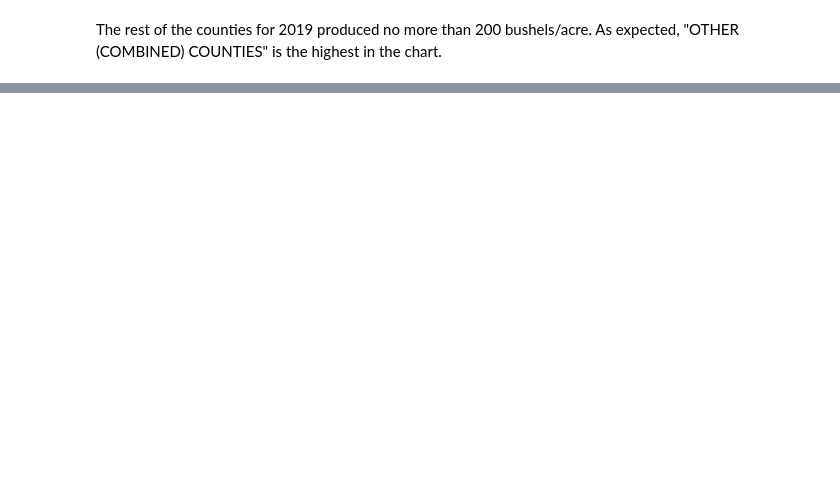
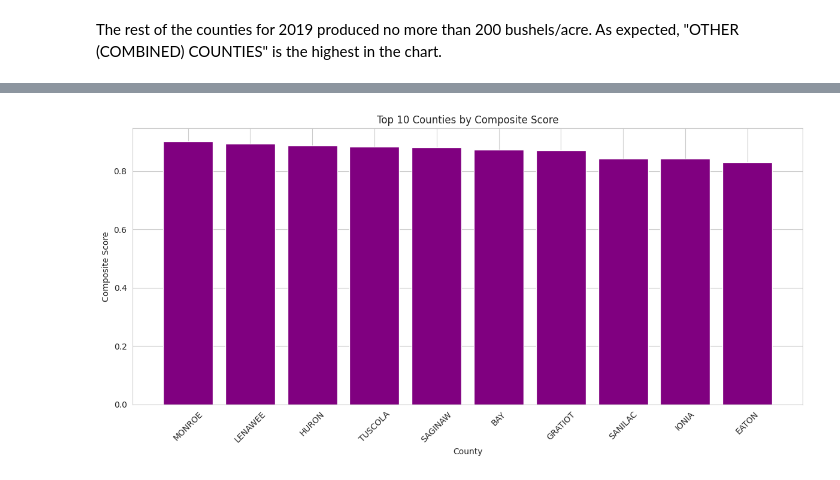
Before and after one commit to matthewchess/Milestone-1, a Jupyter notebook: analysis.ipynb, the cells around one changed output, grey strips where cells are left out. Drawn from its saved outputs; the diff is of its cells as text; code cells hidden in the pictures; blank space fills up the shorter version.

```diff
--- a/analysis.ipynb
+++ b/analysis.ipynb
@@ -471,0 +837,32 @@ plt.show()
+# %%
+# Use county_name to merge all the other DFs
+county_metrics = average_yield[['county_name', 'Value']].merge(
+    county_performance[['county_name', 'percent_above_state_avg']], on='county_name').merge(
+    slopes_df[['county_name', 'slope']], on='county_name').merge(
+    yield_variability[['county_name', 'yield_std']], on='county_name')
+
+# Normalize the metrics
+from sklearn.preprocessing import MinMaxScaler
+
+scaler = MinMaxScaler()
+
+county_metrics[['avg_yield_norm', 'percent_above_avg_norm', 'slope_norm', 'yield_std_norm']] = scaler.fit_transform(
+    county_metrics[['Value', 'percent_above_state_avg', 'slope', 'yield_std']])
+
+# Invert yield_std_norm so that lower variability scores higher
+county_metrics['yield_std_norm'] = 1 - county_metrics['yield_std_norm']
+
+# I assigned weights to each metric but nothing scientific
+# Should come back to this later
+county_metrics['total_score'] = (
+    county_metrics['avg_yield_norm'] * 0.4 +
+    county_metrics['percent_above_avg_norm'] * 0.3 +
+    county_metrics['slope_norm'] * 0.2 +
+    county_metrics['yield_std_norm'] * 0.1
+)
+
+# Sort counties by total_score
+county_metrics_sorted = county_metrics.sort_values(by='total_score', ascending=False)
+
+print("Top 10 Counties by Composite Score:")
+print(county_metrics_sorted[['county_name', 'total_score']].head(10))
@@ -471,0 +882,12 @@ plt.show()
+# %%
+# Bar plot of top 10 counties by composite score
+plt.figure(figsize=(12, 6))
+plt.bar(county_metrics_sorted['county_name'].head(10), county_metrics_sorted['total_score'].head(10), color='purple')
+plt.xticks(rotation=45)
+plt.xlabel('County')
+plt.ylabel('Composite Score')
+plt.title('Top 10 Counties by Composite Score')
+plt.tight_layout()
+plt.show()
+# %% [output]
+[figure, added]
```
Also changed, not shown: parts of 47 cells of this notebook, 2 other files.
